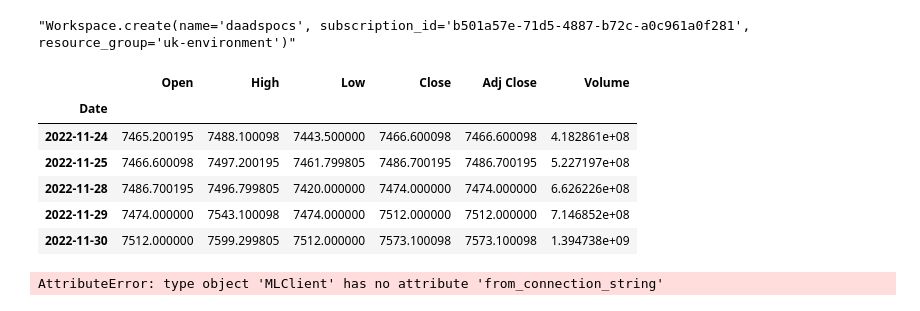
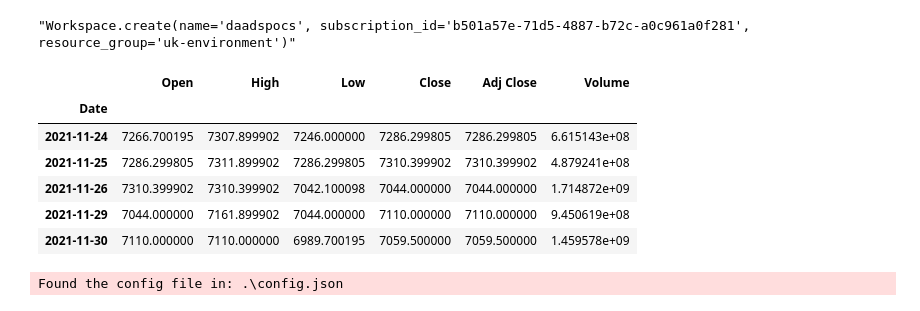
Before and after one commit to samhnatiuk/ftsedemo, a Jupyter notebook: demo.ipynb, the cells around one changed output. Cells and saved outputs as stored; diff of their text form; code cells hidden in the pictures.

```diff
--- a/demo.ipynb
+++ b/demo.ipynb
@@ -42,7 +44,7 @@ import mlflow.keras
 import mlflow.sklearn
 # %%
 # downloading data
-data = yf.download("^FTSE", start="1999-12-01", end="2022-12-01")
+data = yf.download("^FTSE", start="1999-12-01", end="2021-12-01")
 # %% [output]
 [*********************100%%**********************]  1 of 1 completed
 # %%
@@ -146,9 +148,11 @@ class KerasLogger:
         medae = median_absolute_error(test, pred)
         return {"mse": mse, "rmse": rmse, "mae": mae, "r2": r2, "msle": msle, "medae": medae}
 # %%
+runname = "aalstm"
+
 ## Building LSTM mode
-@KerasLogger(run_name="aalstm")
-def train_model(df: pd.DataFrame,
+@KerasLogger(run_name=runname)
+def train_lstm_model(df: pd.DataFrame,
                 test_size: int = 10,
                 loss: str = 'mean_squared_error',
                 activation: str = 'relu',
@@ -181,10 +185,6 @@ def train_model(df: pd.DataFrame,
         y_train = y[:len(train_idx)].values.ravel()
         y_test = y[len(train_idx): (len(train_idx)+len(test_idx))].values.ravel()
 
-        print(len(X_train))
-        print(len(X_test))
-        print(len(X))
-
         # reshapiong
         X_train = np.array(X_train).reshape(X_train.shape[0], 1, X_train.shape[1])
         hist = lstm.fit(X_train, y_train, epochs=n_epoch, batch_size=batch_size, verbose=verbose)
@@ -201,3 +201,3 @@ mlflow.set_experiment(experiment_name="demo3")
 # %%
-train_model(data, n_epoch=5, test_size=25)
+train_lstm_model(data, n_epoch=5, test_size=25)
 # %% [output]
@@ -419,25 +414,25 @@ main_blob_name = 'ftse100data.csv'
 # %%
 def save_data_to_blob(blob_name: str, df: pd.DataFrame, overwrite: bool = True) -> None:
     container_client.upload_blob(name=blob_name, data=df.to_csv(), overwrite=overwrite)
 
 def read_data_from_blob(blob_name: str) -> pd.DataFrame:
     blob_client = container_client.get_blob_client(blob_name)
     data = blob_client.download_blob().readall().decode('utf-8')
     df = pd.read_csv(StringIO(data), parse_dates=['Date'])
     return df.set_index('Date')
 
-save_data_to_blob(main_blob_name, data)
-x = read_data_from_blob(main_blob_name)
-x.tail()
+data = read_data_from_blob(main_blob_name)
+data.tail()
 # %% [output]
 |  | Open | High | Low | Close | Adj Close | Volume |
 | Date |  |  |  |  |  |  |
-| 2022-11-24 | 7465.200195 | 7488.100098 | 7443.500000 | 7466.600098 | 7466.600098 | 4.182861e+08 |
-| 2022-11-25 | 7466.600098 | 7497.200195 | 7461.799805 | 7486.700195 | 7486.700195 | 5.227197e+08 |
-| 2022-11-28 | 7486.700195 | 7496.799805 | 7420.000000 | 7474.000000 | 7474.000000 | 6.626226e+08 |
-| 2022-11-29 | 7474.000000 | 7543.100098 | 7474.000000 | 7512.000000 | 7512.000000 | 7.146852e+08 |
-| 2022-11-30 | 7512.000000 | 7599.299805 | 7512.000000 | 7573.100098 | 7573.100098 | 1.394738e+09 |
+| 2021-11-24 | 7266.700195 | 7307.899902 | 7246.000000 | 7286.299805 | 7286.299805 | 6.615143e+08 |
+| 2021-11-25 | 7286.299805 | 7311.899902 | 7286.299805 | 7310.399902 | 7310.399902 | 4.879241e+08 |
+| 2021-11-26 | 7310.399902 | 7310.399902 | 7042.100098 | 7044.000000 | 7044.000000 | 1.714872e+09 |
+| 2021-11-29 | 7044.000000 | 7161.899902 | 7044.000000 | 7110.000000 | 7110.000000 | 9.450619e+08 |
+| 2021-11-30 | 7110.000000 | 7110.000000 | 6989.700195 | 7059.500000 | 7059.500000 | 1.459578e+09 |
-# %%
-mlclient = MLClient.from_connection_string(connection_string)
-# %% [output]
-AttributeError: type object 'MLClient' has no attribute 'from_connection_string'
+# %%
+credential = DefaultAzureCredential()
+mlclient = MLClient.from_config(credential)
+# %% [output]
+Found the config file in: .\config.json
```
Also changed, not shown: parts of 24 cells of this notebook, 1 other file.
